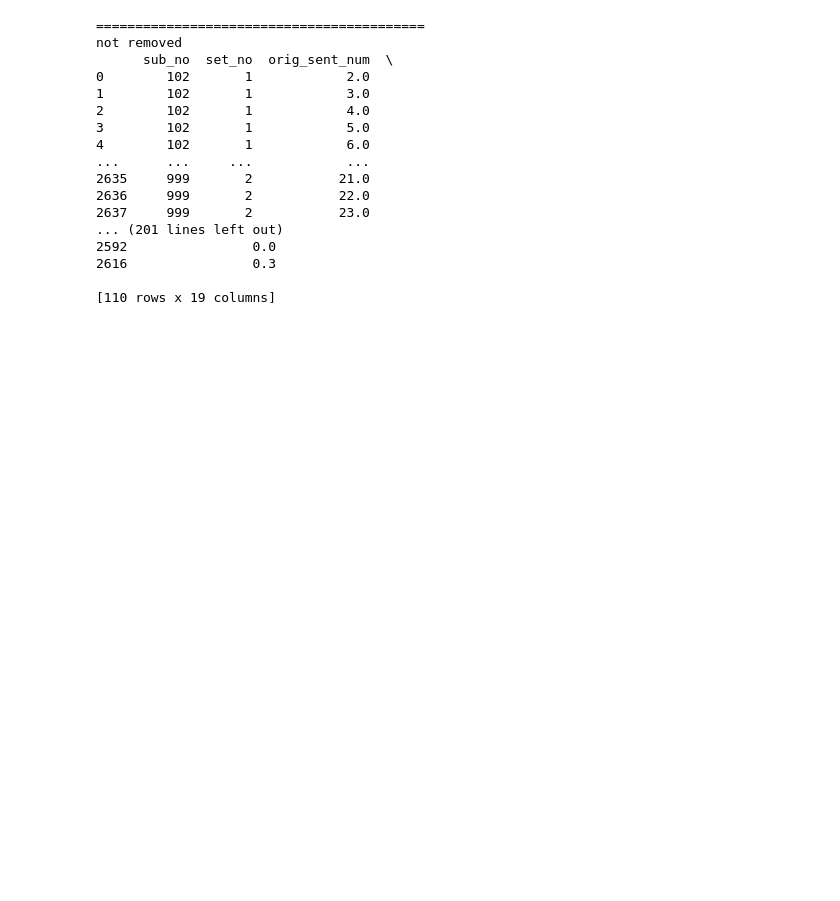
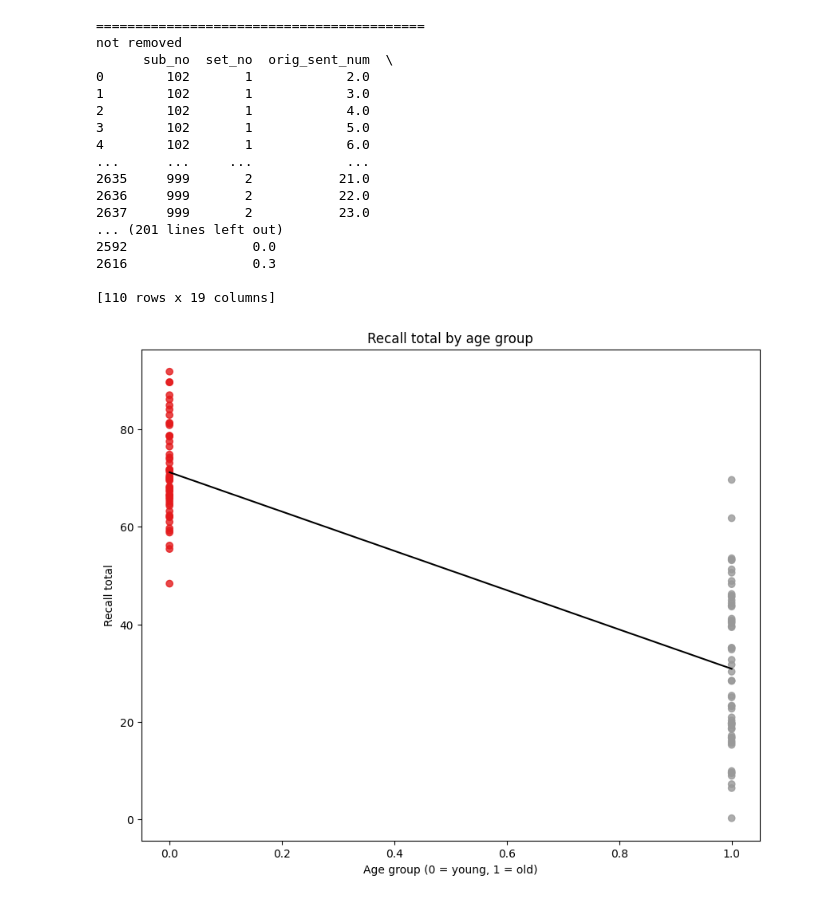
Before and after one commit to jayleekr/cps_code_space, a Jupyter notebook: lectures/day6/cps-6.ipynb, the cells around one changed output. Saved outputs shown, nothing was run; the diff lists cells and outputs as text; code cells hidden in the pictures; blank space fills up the shorter version.

```diff
--- a/lectures/day6/cps-6.ipynb
+++ b/lectures/day6/cps-6.ipynb
@@ -93,33 +74,28 @@ not removed
 # %%
 
 # We can analyze the data by multiple factors such as,
-# 1. age VS. total recall
-# 2. age VS. depression score
-# 3. age VS. speed task
-# 4. age VS. total recall VS. depression score
-# 5. age VS. total recall VS. speed task
-# 6. age VS. depression score VS. speed task
-# 7. age VS. total recall VS. depression score VS. speed task
+# 1. age_group VS. total recall
+# 2. age_group VS. depression score
+# 3. age_group VS. speed task
+# 4. age_group VS. total recall VS. depression score
+# 5. age_group VS. total recall VS. speed task
+# 6. age_group VS. depression score VS. speed task
+# 7. age_group VS. total recall VS. depression score VS. speed task
 
-# First we will analyze the data by age VS. total recall
+# First we will analyze the data by age_group VS. total recall
 # We will use a scatter plot to visualize the data
 # We will also add a regression line to the plot
-
-# Plot a scatter plot of recall_total by age_group_clf
+plt.figure(figsize=(10, 8))
 plt.scatter(removed_columns['age_group_clf'], removed_columns['recall_total'], c=removed_columns['age_group_clf'], cmap='Set1', alpha=0.8)
-
-# Add a regression line to the plot
 x = removed_columns['age_group_clf']
 y = removed_columns['recall_total']
 m, b = np.polyfit(x, y, 1)
 plt.plot(x, m*x + b, c='k')
-
-# Add axis labels and a title to the plot
 plt.xlabel('Age group (0 = young, 1 = old)')
 plt.ylabel('Recall total')
 plt.title('Recall total by age group')
-
-# Display the plot
 plt.show()
+# %% [output]
+[figure, added]
 # %% [markdown]
 ### QA-2 우울률 비교 그래프 from full_dataset.csv
```
Also changed, not shown: parts of 23 cells of this notebook.
